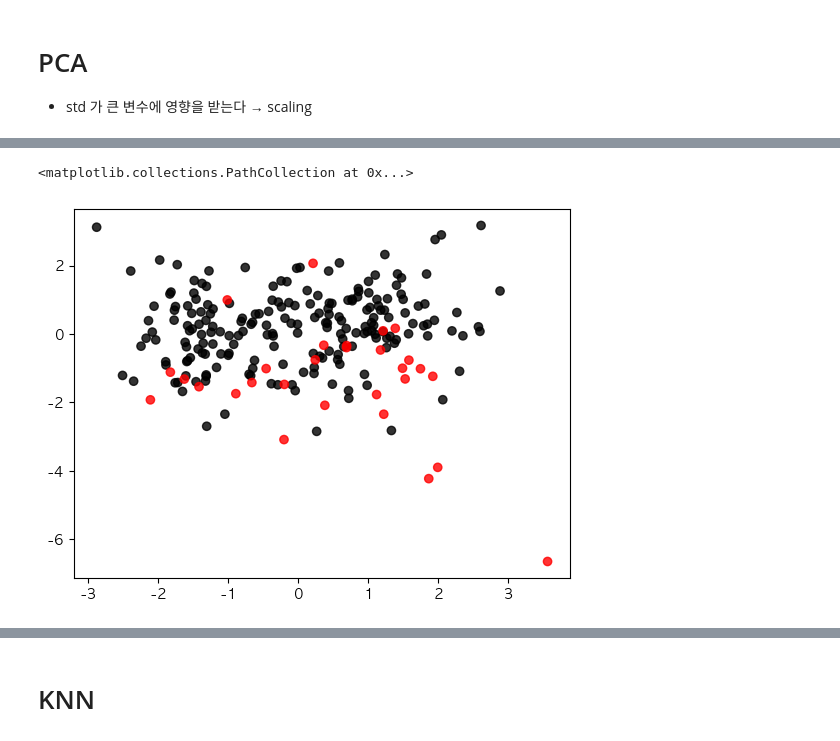
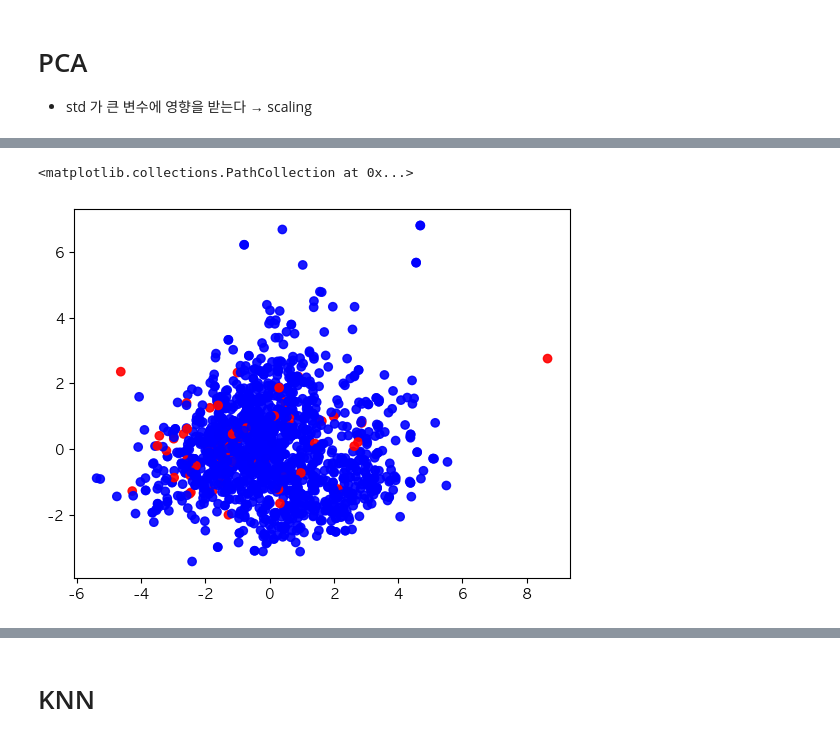
Before and after one commit to basamg912/imbalanced-anomaly-detection, a Jupyter notebook: notebooks/check.ipynb, the cells around one changed output, grey strips where cells are left out. Drawn from its saved outputs; the diff is of its cells as text; code cells hidden in the pictures.

```diff
--- a/notebooks/check.ipynb
+++ b/notebooks/check.ipynb
@@ -38,14 +30,0 @@ data = pd.read_csv("/Users/basamg/Project_kw/2025_2/ai_app/anomaly_detect/data/s
-# %%
-# arff dataset load
-file_path = '/Users/basamg/Project_kw/2025_2/ai_app/anomaly_detect/data/bank-additional-ful-nominal.arff'
-
-try:
-    data, meta_data = arff.loadarff(file_path)
-    data = pd.DataFrame(data)
-    for col in data.select_dtypes(['object']).columns: # 2진수 decode 필수
-        data[col] = data[col].str.decode('utf-8')
-
-except FileNotFoundError as e:
-    print(e)
-except Exception as e:
-    print(e)
@@ -101,5 +83,9 @@ Name: count, dtype: int64
+# %%
+# 데이터 전처리
+data_modi = data.copy()
+data_modi.loc[data['quality'] <= 4 ,'quality'] = 1
+data_modi.loc[data['quality'] > 4,'quality'] = 0
 # %%
-data_modi = data_modi.rename(columns={'DEATH_EVENT' : 'label'})
 plt.figure(figsize=(12,8))
-sns.scatterplot(x='platelets', y='creatinine_phosphokinase', hue='label', data=data_modi)
+sns.scatterplot(x='fixed acidity', y='volatile acidity', hue='quality', data=data_modi)
 # %% [output]
@@ -143,7 +131,7 @@ Name: count, dtype: int64
 # %%
-x = data_modi[data_modi.columns.difference(['label'])]
-y = data_modi['label']
-x_train, x_test, y_train, y_test = train_test_split(x,y, test_size=0.1, random_state=42)
+x = data_modi[data_modi.columns.difference(['quality'])]
+y = data_modi['quality']
+x_train, x_test, y_train, y_test = train_test_split(x,y, test_size=0.2, random_state=42)
 # %%
 y_test.value_counts()
 # %% [output]
@@ -210,10 +198,10 @@ result
 # %%
-color_map = {0:'black', 1:'red'}
+color_map = {0:'blue', 1:'red'}
 colors = result['label'].map(color_map)
-plt.scatter(x=result['feature1'], y=result['feature2'], c = colors, alpha=0.8)
+plt.scatter(x=result['feature1'], y=result['feature2'], c = colors, alpha=0.9)
 # %% [output]
 <matplotlib.collections.PathCollection at 0x...>
-[figure, old version]
+[figure, new version]
 # %%
 # 재구성 기반은 이상치는 다시 복구가 안될 것이다 라는 전제
 x_proj = pca.inverse_transform(pca.fit_transform(x_scaled))
```
Also changed, not shown: parts of 19 cells of this notebook.
